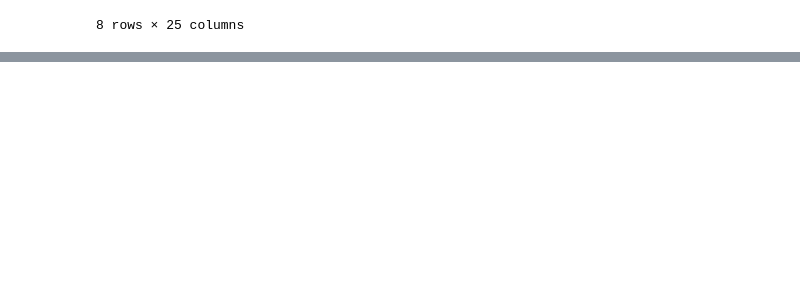
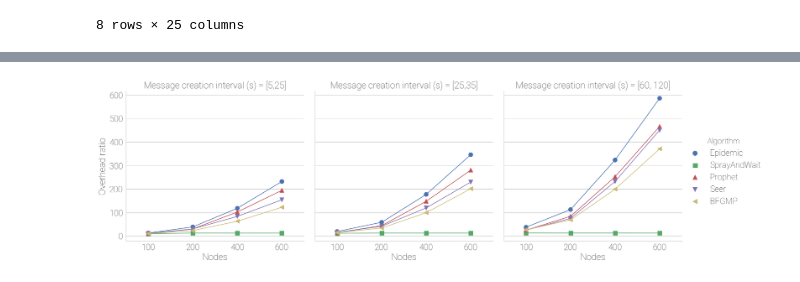
Before and after one commit to jairosh/jupyter-results, a Jupyter notebook: MANET/plot_all.ipynb, the cells around one changed output, grey strips where cells are left out. Saved outputs shown, nothing was run; the diff lists cells and outputs as text; code cells hidden in the pictures; blank space fills up the shorter version.

```diff
--- a/MANET/plot_all.ipynb
+++ b/MANET/plot_all.ipynb
@@ -73,0 +102,12 @@ with PdfPages('MANET_overhead.pdf') as pdf:
+# %%
+with PdfPages('MANET_alt_overhead.pdf') as pdf:
+    g = sns.factorplot(x='nodes', y='overhead_ratio', hue='router', data=df, col='message_interval', col_order=x_axis_order, markers=markers, size=6.75, ci=95)
+    g.set_axis_labels('Nodes', 'Overhead ratio')
+    g._legend.set_title('Algorithm')
+    g.set_titles('Message creation interval (s) = [{col_name}]')
+    for i in range(3):
+        plt.setp(g.axes[0][i].collections, sizes=[100])
+    g.savefig('MANET_alt_overhead.svg')
+    pdf.savefig()
+# %% [output]
+[figure, added]
```
Also changed, not shown: parts of 5 cells of this notebook, 12 other files.
